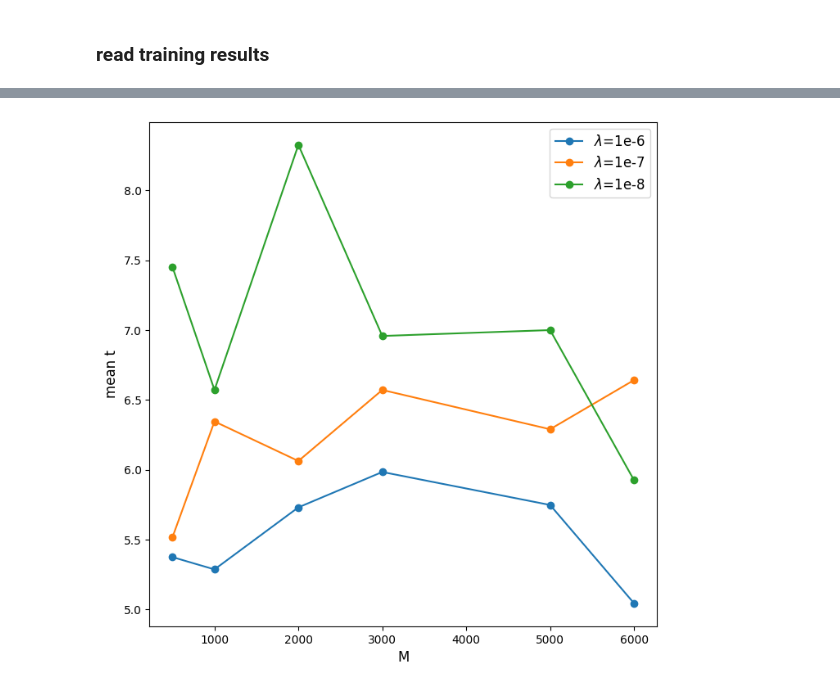
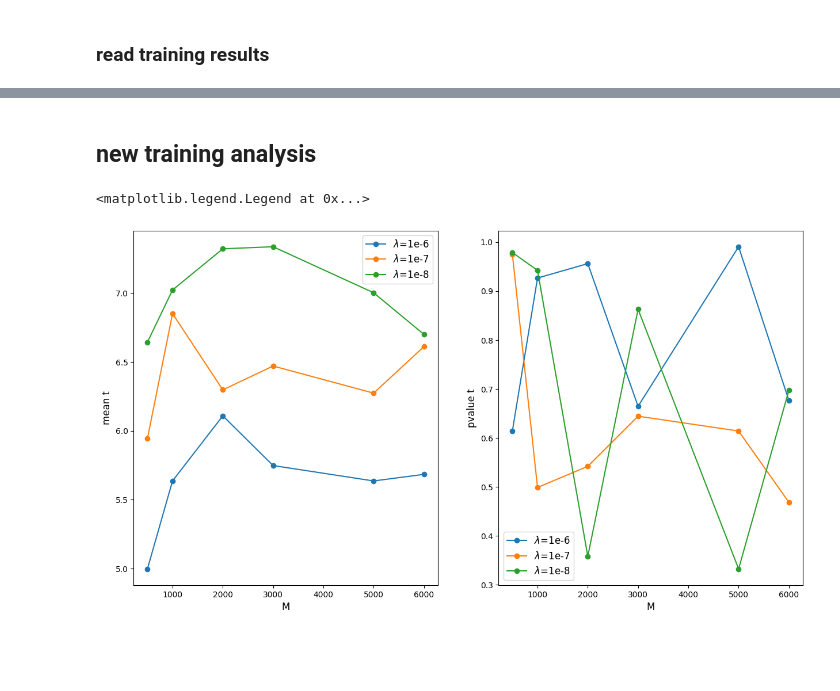
Before and after one commit to PietroCappelli/NPLM-Falkon, a Jupyter notebook: notebooks/LogisticFalkon.ipynb, the cells around one changed output, grey strips where cells are left out. Saved outputs shown, nothing was run; the diff lists cells and outputs as text; code cells hidden in the pictures; blank space fills up the shorter version.

```diff
--- a/notebooks/LogisticFalkon.ipynb
+++ b/notebooks/LogisticFalkon.ipynb
@@ -248,14 +253,14 @@ current_date  = str(datetime.now().year)        + "_"
 current_date += str(datetime.now().month)       + "_"
 current_date += str(datetime.now().day)         + "_"
 current_date += str(datetime.now().hour)        + "-"
-current_date += str(datetime.now().minute)      + "_"
+current_date += str(datetime.now().minute)
 
-FILE_PATH = "/home/ubuntu/NPLM-Falkon/output/1D/"+current_date
+FILE_PATH = "/home/ubuntu/NPLM-Falkon/output/1D/2024_2_20_14-9_"
 os.makedirs(FILE_PATH, exist_ok=True)
 
 toys   = 100
-M_list = [500, 1000, 2000, 3000, 5000, 6000]
-l_list = [1e-9, 1e-10]
+M_list = [6000]
+l_list = [1e-8]
 sigma  = 0.3
 t_list = []
 
@@ -291,4 +296,4 @@ def hyperparameter_train(toys, M_list, l_list, sigma, FILE_PATH):
     return t_list
 
 
-t_list = hyperparameter_train(30, M_list, l_list, sigma, FILE_PATH)
+# t_list = hyperparameter_train(30, M_list, l_list, sigma, FILE_PATH)
@@ -309,6 +301,7 @@ Iteration 0 - penalty 1.000000e-09 - sub-iterations 100000
 ### read training results
 # %%
 path = "/home/ubuntu/NPLM-Falkon/output/1D/"+current_date
+M_list = [500, 1000, 2000, 3000, 5000, 6000]
 def read_data(l, out, path = path):
     t = []
     for M in [500, 1000, 2000, 3000, 5000, 6000]:
@@ -323,6 +316,12 @@ def read_data(l, out, path = path):
                     t.append(df_fit)
                 if out == 'median':
                     t.append(np.median(t_list_tmp))
+                if out == 'pvalue':
+                    dof_fit, _, _ = chi2.fit(t_list_tmp, floc=0, fscale=1)
+                    # cdf = chi2.cdf(np.arange(int(np.min(t_list))-100, int(np.max(t_list))+100, 2),df=dof_fit)
+                    ks_statistic, ks_p_value = kstest(t_list_tmp, "chi2", args=(dof_fit,))
+                    t.append(np.median(ks_p_value))
+
         if out == 'time':
             with open(path + "/ttest_time_"+str(l)+"_"+str(M)+".csv") as f:
                 timing = np.array([float(row.split()[1]) for row in f])
@@ -337,15 +416,24 @@ t_mean8 = read_data(1e-8, 'mean', path=path); t_chi8  = read_data(1e-8, 'chi', p
+# %% [markdown]
+## new training analysis
 # %%
-path = "/home/ubuntu/NPLM-Falkon/output/1D/2024_2_20_8-51_"
-fig, ax = plt.subplots(figsize=(8,8))
-ax.plot(M_list,read_data(1e-6, 'mean', path=path), marker='o', markersize=6 , label="$\lambda$=1e-6")
-ax.plot(M_list,read_data(1e-7, 'mean', path=path), marker='o', markersize=6 , label="$\lambda$=1e-7")
-ax.plot(M_list,read_data(1e-8, 'mean', path=path), marker='o', markersize=6 , label="$\lambda$=1e-8")
+path  = "/home/ubuntu/NPLM-Falkon/output/1D/2024_2_27_11_11"
+fig, ax = plt.subplots(figsize=(15,8), ncols=2)
+ax[0].plot(M_list,read_data(1e-6, 'mean', path=path), marker='o', markersize=6 , label="$\lambda$=1e-6")
+ax[0].plot(M_list,read_data(1e-7, 'mean', path=path), marker='o', markersize=6 , label="$\lambda$=1e-7")
+ax[0].plot(M_list,read_data(1e-8, 'mean', path=path), marker='o', markersize=6 , label="$\lambda$=1e-8")
+
+ax[0].set_xlabel('M', fontsize=12)
+ax[0].set_ylabel('mean t', fontsize=12)
+ax[0].legend(fontsize =12)
 
 
-ax.set_xlabel('M', fontsize=12)
-ax.set_ylabel('mean t', fontsize=12)
-ax.legend(fontsize =12)
+ax[1].plot(M_list,read_data(1e-6, 'pvalue', path=path), marker='o', markersize=6 , label="$\lambda$=1e-6")
+ax[1].plot(M_list,read_data(1e-7, 'pvalue', path=path), marker='o', markersize=6 , label="$\lambda$=1e-7")
+ax[1].plot(M_list,read_data(1e-8, 'pvalue', path=path), marker='o', markersize=6 , label="$\lambda$=1e-8")
 
-plt.savefig("plot/meant_vs_M.png")
+ax[1].set_xlabel('M', fontsize=12)
+ax[1].set_ylabel('pvalue t', fontsize=12)
+ax[1].legend(fontsize =12)
 # %% [output]
+<matplotlib.legend.Legend at 0x...>
-[figure, old version]
+[figure, new version]
```
Also changed, not shown: parts of 8 cells of this notebook, 1 other file.
